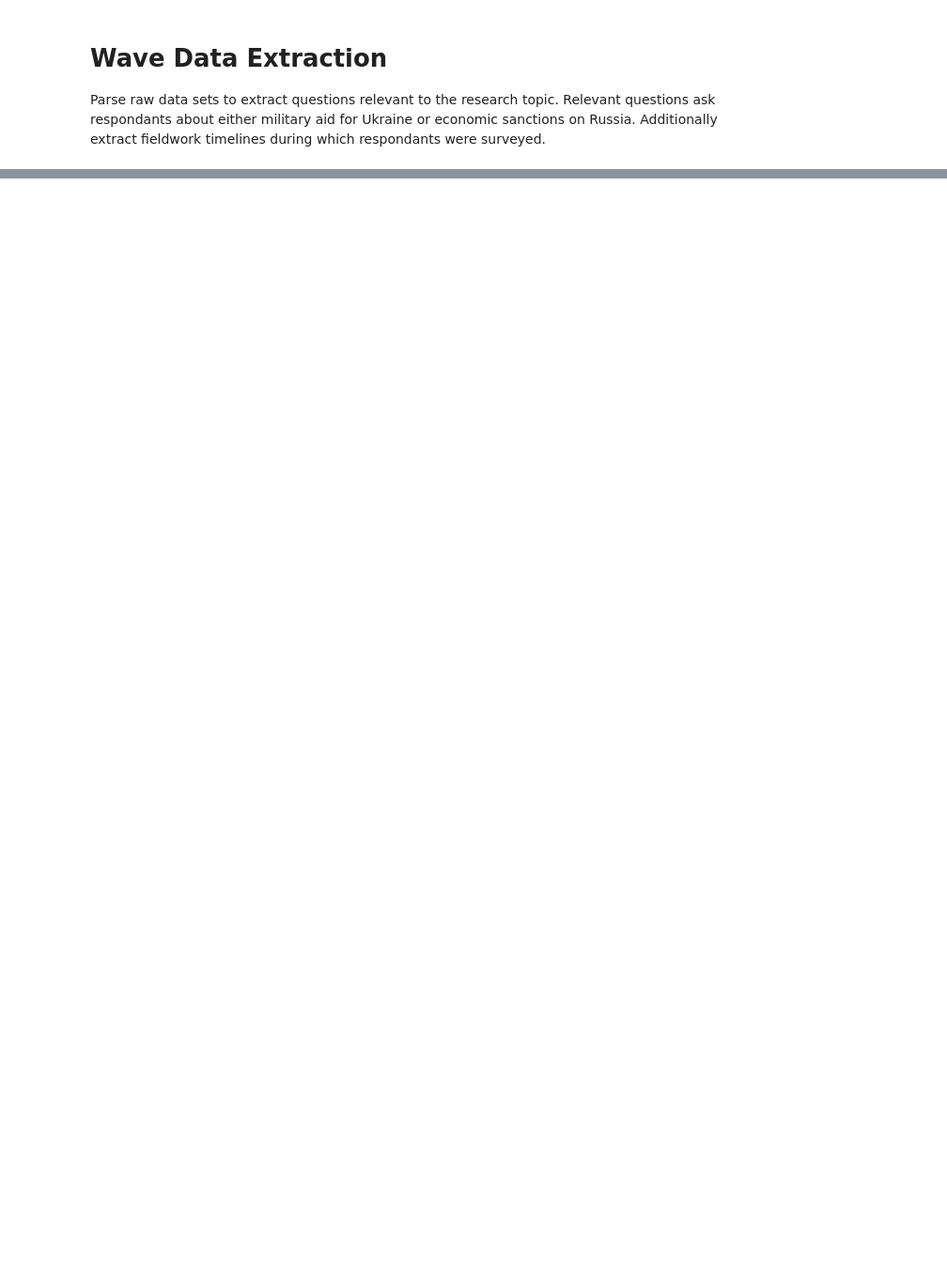
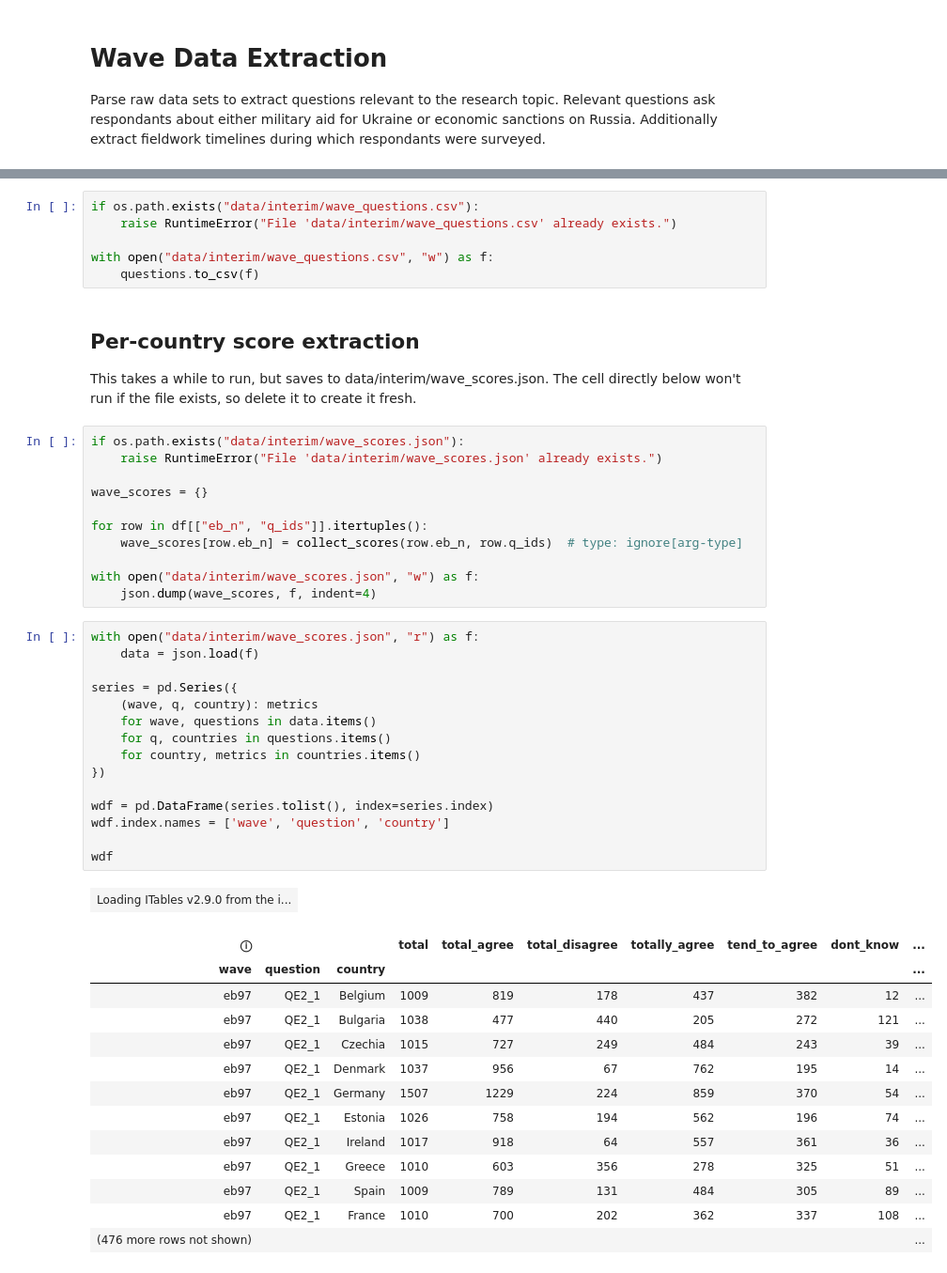
Before and after one commit to kam-eeel/pol380-research, a Jupyter notebook: analysis.ipynb, the cells around one changed output, grey strips where cells are left out. Shown at 94% size. Cells and saved outputs as stored; diff of their text form; blank space fills up the shorter version.

```diff
--- a/analysis.ipynb
+++ b/analysis.ipynb
@@ -51,0 +62,50 @@ Looking at the extracted questions from each wave, we can see almost no change i
+# %%
+if os.path.exists("data/interim/wave_questions.csv"):
+    raise RuntimeError("File 'data/interim/wave_questions.csv' already exists.")
+
+with open("data/interim/wave_questions.csv", "w") as f:
+    questions.to_csv(f)
+# %% [markdown]
+## Per-country score extraction
+This takes a while to run, but saves to data/interim/wave_scores.json. The cell directly below won't run if the file exists, so delete it to create it fresh.
+# %%
+if os.path.exists("data/interim/wave_scores.json"):
+    raise RuntimeError("File 'data/interim/wave_scores.json' already exists.")
+
+wave_scores = {}
+
+for row in df[["eb_n", "q_ids"]].itertuples():
+    wave_scores[row.eb_n] = collect_scores(row.eb_n, row.q_ids)  # type: ignore[arg-type]
+
+with open("data/interim/wave_scores.json", "w") as f:
+    json.dump(wave_scores, f, indent=4)
+# %%
+with open("data/interim/wave_scores.json", "r") as f:
+    data = json.load(f)
+
+series = pd.Series({
+    (wave, q, country): metrics
+    for wave, questions in data.items()
+    for q, countries in questions.items()
+    for country, metrics in countries.items()
+})
+
+wdf = pd.DataFrame(series.tolist(), index=series.index)
+wdf.index.names = ['wave', 'question', 'country']
+
+wdf
+# %% [output]
+| Loading ITables v2.9.0 from the i... |
+| ⓘ |  |  | total | total_agree | total_disagree | totally_agree | tend_to_agree | dont_know | ... |
+| wave | question | country |  |  |  |  |  |  | ... |
+| eb97 | QE2_1 | Belgium | 1009 | 819 | 178 | 437 | 382 | 12 | ... |
+| eb97 | QE2_1 | Bulgaria | 1038 | 477 | 440 | 205 | 272 | 121 | ... |
+| eb97 | QE2_1 | Czechia | 1015 | 727 | 249 | 484 | 243 | 39 | ... |
+| eb97 | QE2_1 | Denmark | 1037 | 956 | 67 | 762 | 195 | 14 | ... |
+| eb97 | QE2_1 | Germany | 1507 | 1229 | 224 | 859 | 370 | 54 | ... |
+| eb97 | QE2_1 | Estonia | 1026 | 758 | 194 | 562 | 196 | 74 | ... |
+| eb97 | QE2_1 | Ireland | 1017 | 918 | 64 | 557 | 361 | 36 | ... |
+| eb97 | QE2_1 | Greece | 1010 | 603 | 356 | 278 | 325 | 51 | ... |
+| eb97 | QE2_1 | Spain | 1009 | 789 | 131 | 484 | 305 | 89 | ... |
+| eb97 | QE2_1 | France | 1010 | 700 | 202 | 362 | 337 | 108 | ... |
+| (476 more rows not shown) |  |  |  |  |  |  |  |  | ... |
```
Also changed, not shown: parts of 5 cells of this notebook, 3 other files.
